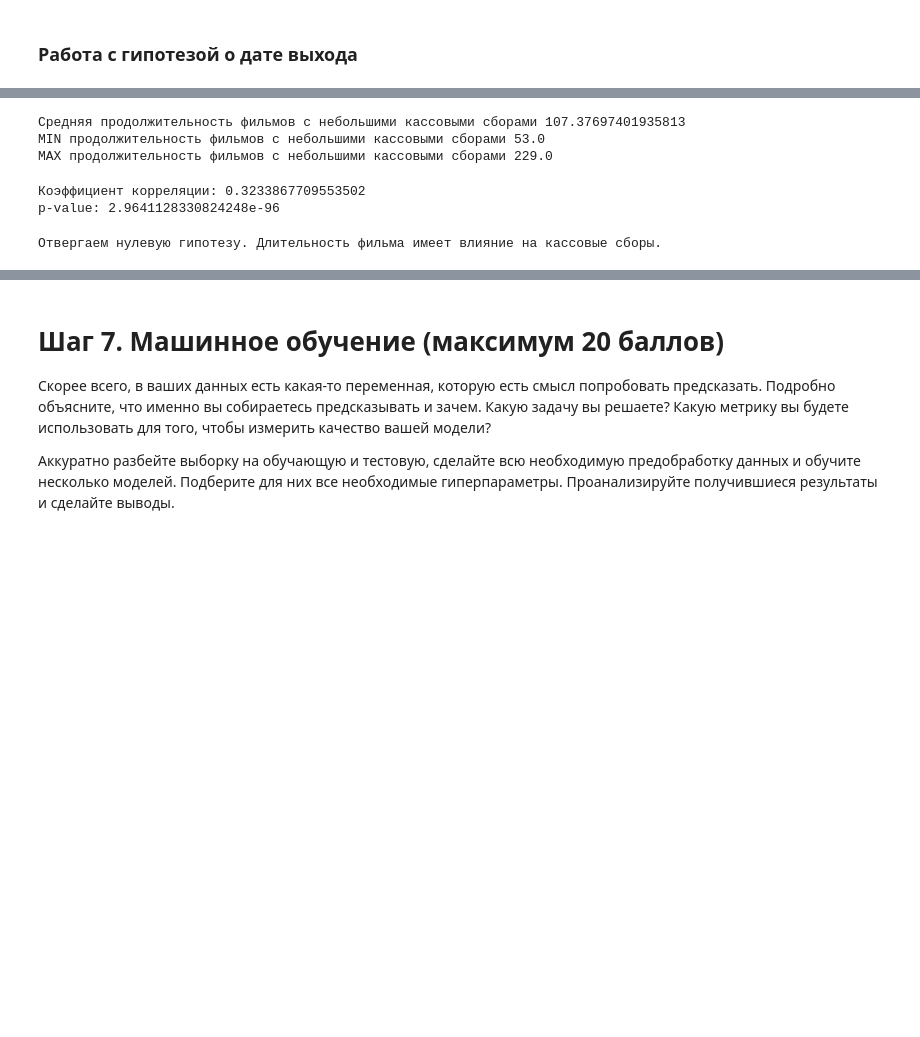
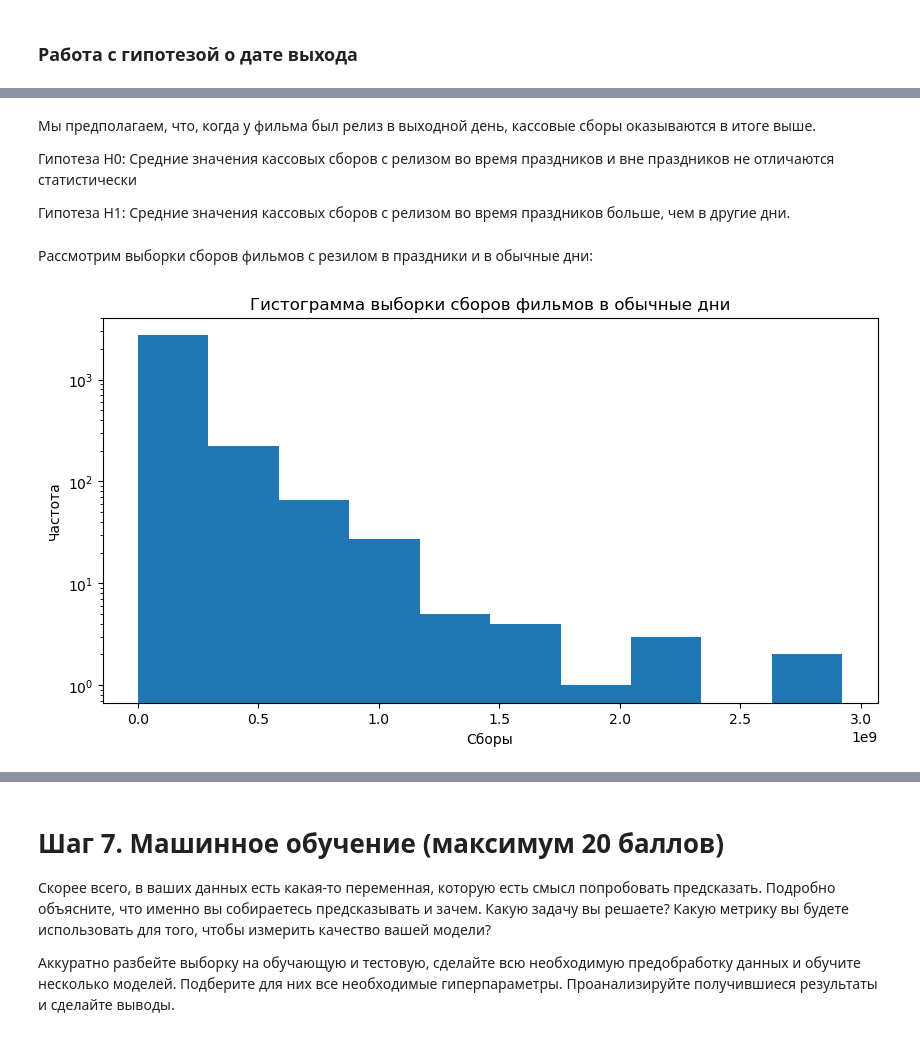
Before and after one commit to SenioritaVitalia/project_python, a Jupyter notebook: Kinopoisk_data.ipynb, the cells around one changed output, grey strips where cells are left out. Saved outputs shown, nothing was run; the diff lists cells and outputs as text; code cells hidden in the pictures; blank space fills up the shorter version.

```diff
--- a/Kinopoisk_data.ipynb
+++ b/Kinopoisk_data.ipynb
@@ -763,11 +804,0 @@ print(pvalue)
-# %%
-import scipy.stats as stats
-# Разделение данных на две группы по значению колонки "Holiday"
-group1 = df_final[df_final['Holiday'] == 1]['fees.world.value']
-group2 = df_final[df_final['Holiday'] == 0]['fees.world.value']
-
-# Проверка гипотезы с использованием t-теста Стьюдента
-t_statistic, p_value = stats.ttest_ind(group1, group2)
-
-print("t-статистика:", t_statistic)
-print("p-value:", p_value)
@@ -777,23 +804,0 @@ p-value: 0.12992981489327188
-# %%
-import numpy as np
-
-# Разделение данных на две группы по значению колонки "Holiday"
-group1 = df_final[df_final['Holiday'] == 1]['fees.world.value']
-group2 = df_final[df_final['Holiday'] == 0]['fees.world.value']
-
-# Функция для получения бутстрап-выборки
-def get_bootstrap_sample(data):
-    return np.random.choice(data, size=len(data), replace=True)
-
-# Функция для получения оценки среднего значения из бутстрап-выборки
-def get_bootstrap_mean(sample):
-    return np.mean(sample)
-
-bootstrap_iterations = 1000
-group1_means = [get_bootstrap_mean(get_bootstrap_sample(group1)) for _ in range(bootstrap_iterations)]
-group2_means = [get_bootstrap_mean(get_bootstrap_sample(group2)) for _ in range(bootstrap_iterations)]
-mean_difference = np.mean(group1_means) - np.mean(group2_means)
-
-print("Среднее значение кассовых сборов в выходные дни:", np.mean(group1_means))
-print("Среднее значение кассовых сборов в рабочие дни:", np.mean(group2_means))
-print("Разница между средними значениями:", mean_difference)
@@ -841,28 +805,17 @@ MAX продолжительность фильмов с высокими кас
-# %%
-print('Средняя продолжительность фильмов с небольшими кассовыми сборами', below_avg_movies['movieLength'].mean())
-print('MIN продолжительность фильмов с небольшими кассовыми сборами', below_avg_movies['movieLength'].min())
-print('MAX продолжительность фильмов с небольшими кассовыми сборами', below_avg_movies['movieLength'].max())
-# %% [output]
-Средняя продолжительность фильмов с небольшими кассовыми сборами 107.37697401935813
-MIN продолжительность фильмов с небольшими кассовыми сборами 53.0
-MAX продолжительность фильмов с небольшими кассовыми сборами 229.0
-# %%
-#H0 (нулевая гипотеза): Длительность фильма не имеет влияния на кассовые сборы.
-#H1 (альтернативная гипотеза): Длительность фильма имеет влияние на кассовые сборы.
-
-corr, p_value = stats.pearsonr(df_final['movieLength'], df_final['fees.world.value'])
-
-print("Коэффициент корреляции:", corr)
-print("p-value:", p_value)
-# %% [output]
-Коэффициент корреляции: 0.3233867709553502
-p-value: 2.9641128330824248e-96
-# %%
-alpha = 0.05
-
-if p_value < alpha:
-    print("Отвергаем нулевую гипотезу. Длительность фильма имеет влияние на кассовые сборы.")
-else:
-    print("Не отвергаем нулевую гипотезу. Длительность фильма не имеет влияния на кассовые сборы.")
-# %% [output]
-Отвергаем нулевую гипотезу. Длительность фильма имеет влияние на кассовые сборы.
+# %% [markdown]
+Мы предполагаем, что, когда у фильма был релиз в выходной день, кассовые сборы оказываются в итоге выше.
+
+Гипотеза H0: Средние значения кассовых сборов с релизом во время праздников и вне праздников не отличаются статистически
+
+Гипотеза H1: Средние значения кассовых сборов с релизом во время праздников больше, чем в другие дни.
+# %% [markdown]
+Рассмотрим выборки сборов фильмов с резилом в праздники и в обычные дни:
+# %%
+plt.figure(figsize=(10,5))
+plt.hist(group2, log=True)
+plt.xlabel('Сборы')
+plt.ylabel('Частота')
+plt.title('Гистограмма выборки сборов фильмов в обычные дни')
+plt.show()
+# %% [output]
+[figure, added]
```
Also changed, not shown: parts of 127 cells of this notebook.
